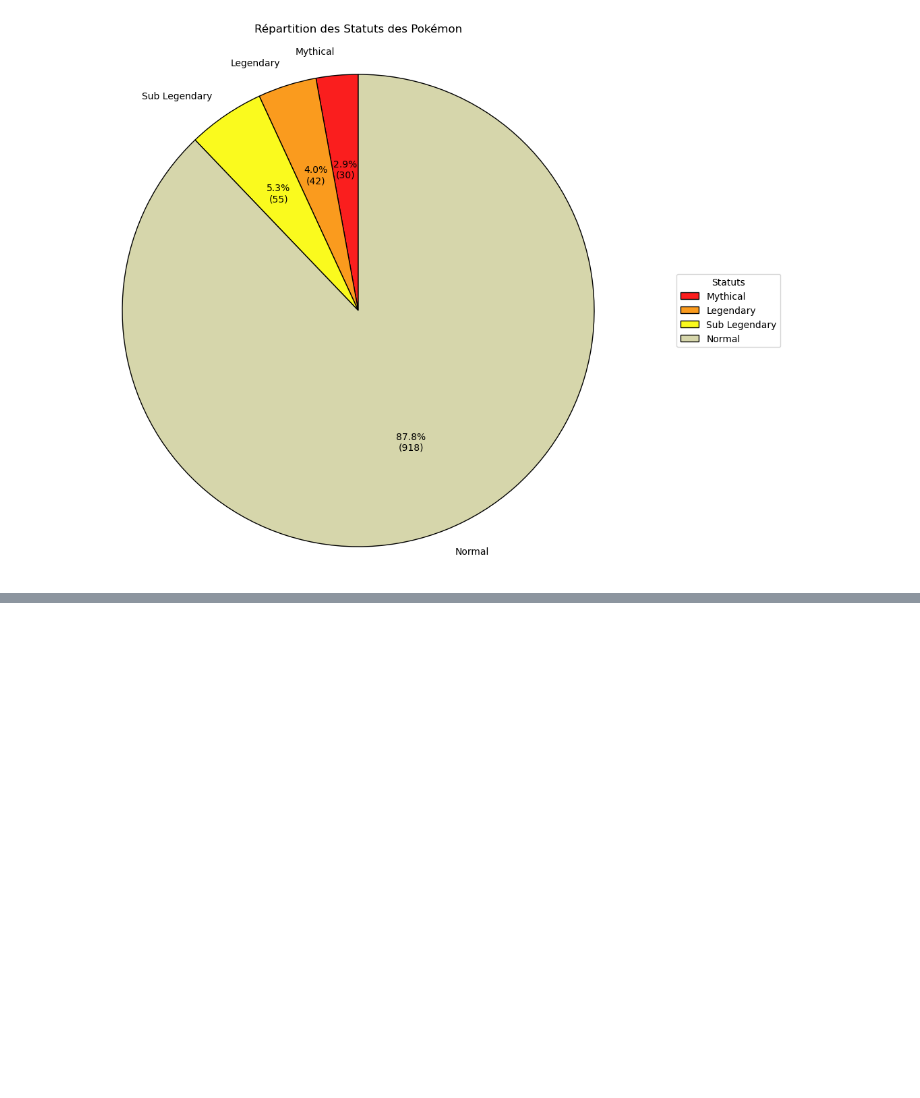
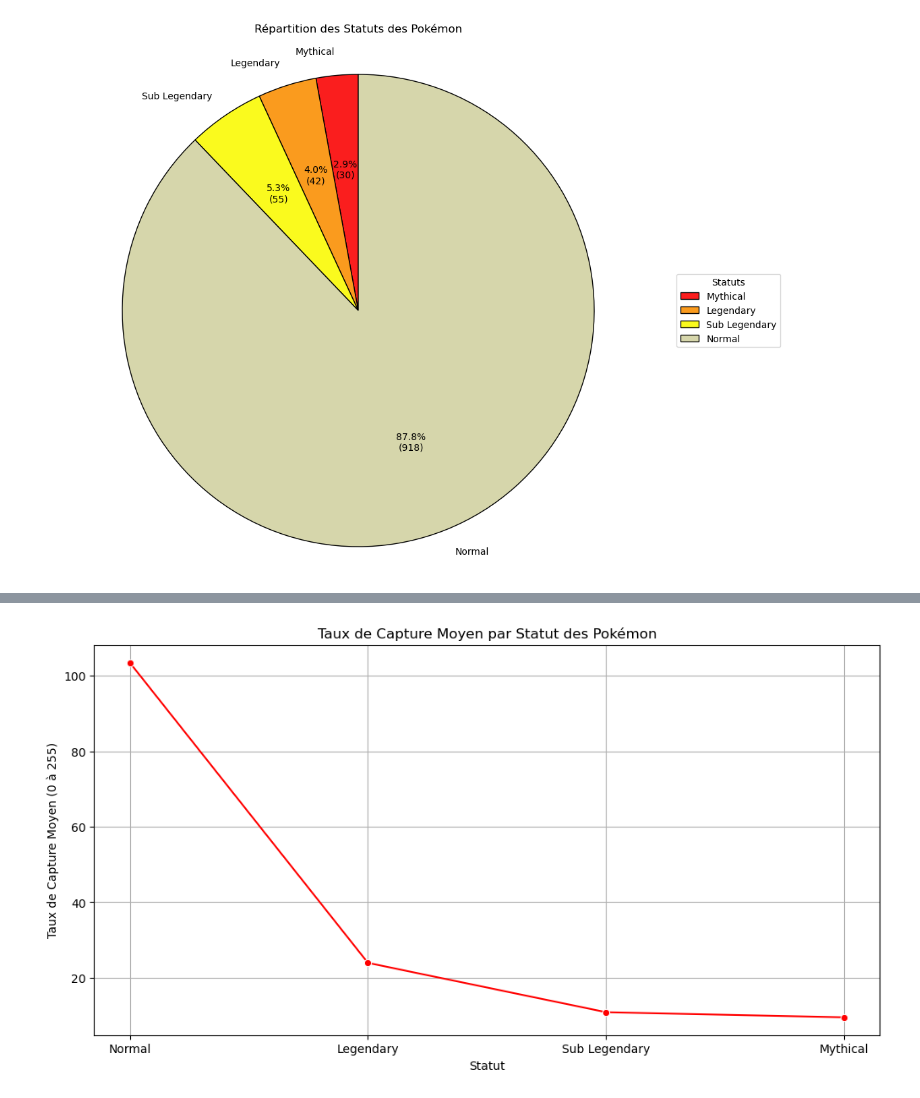
Before and after one commit to Furatus/4EDAP_Pokemon, a Jupyter notebook: Exploratory_analysis.ipynb, the cells around one changed output, grey strips where cells are left out. Saved outputs shown, nothing was run; the diff lists cells and outputs as text; code cells hidden in the pictures; blank space fills up the shorter version.

```diff
--- a/Exploratory_analysis.ipynb
+++ b/Exploratory_analysis.ipynb
@@ -489,0 +569,14 @@ Hypothèses/Questions :
+# %%
+catch_rate_by_status = dfPokemon.groupby('status')['catch_rate'].mean().reset_index()
+
+catch_rate_by_status = catch_rate_by_status.sort_values(by='catch_rate', ascending=False)
+
+plt.figure(figsize=(12, 6))
+sns.lineplot(x='status', y='catch_rate', data=catch_rate_by_status, marker='o', color='red')
+plt.title('Taux de Capture Moyen par Statut des Pokémon')
+plt.xlabel('Statut')
+plt.ylabel('Taux de Capture Moyen (0 à 255)')
+plt.grid(True)
+plt.show()
+# %% [output]
+[figure, added]
```
Also changed, not shown: parts of 48 cells of this notebook.
